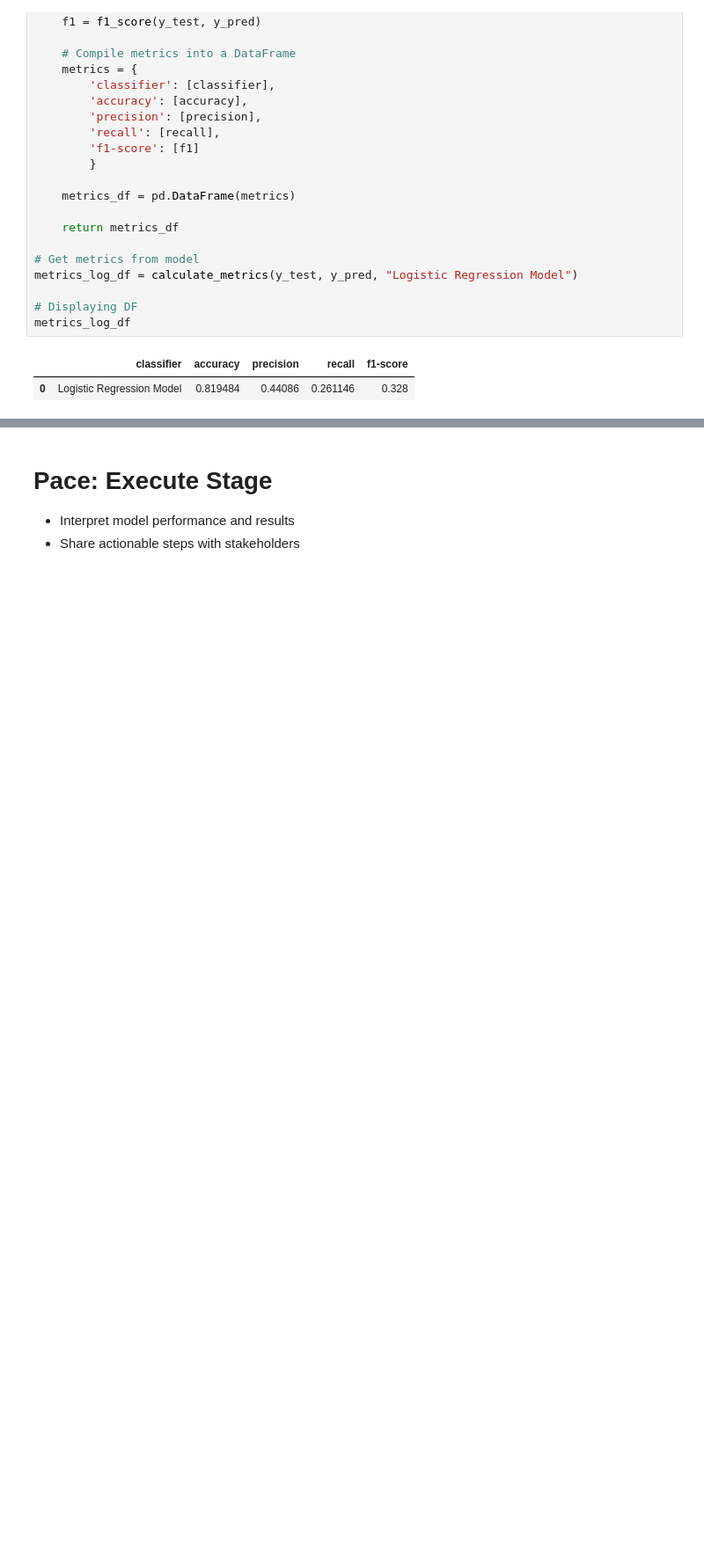
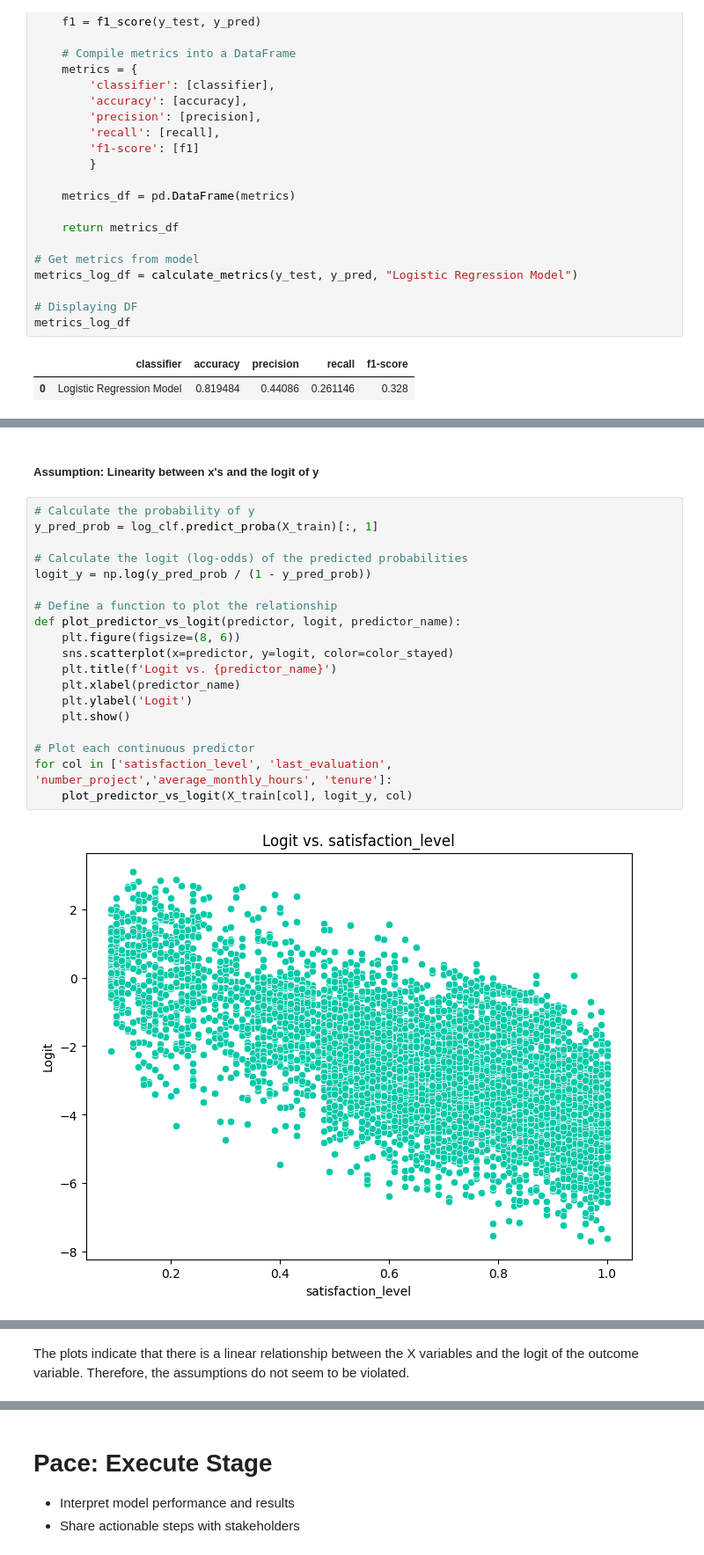
Before and after one commit to frederiklange/capstone_project_google_advanced_data_analytics, a Jupyter notebook: notebooks/capstone_project_notebook.ipynb, the cells around one changed output, grey strips where cells are left out. Shown at 88% size. Cells and saved outputs as stored; diff of their text form; blank space fills up the shorter version.

```diff
--- a/notebooks/capstone_project_notebook.ipynb
+++ b/notebooks/capstone_project_notebook.ipynb
@@ -846,0 +861,23 @@ metrics_log_df
+# %% [markdown]
+##### Assumption: Linearity between x's and the logit of y
+# %%
+# Calculate the probability of y
+y_pred_prob = log_clf.predict_proba(X_train)[:, 1]
+
+# Calculate the logit (log-odds) of the predicted probabilities
+logit_y = np.log(y_pred_prob / (1 - y_pred_prob))
+
+# Define a function to plot the relationship
+def plot_predictor_vs_logit(predictor, logit, predictor_name):
+    plt.figure(figsize=(8, 6))
+    sns.scatterplot(x=predictor, y=logit, color=color_stayed)
+    plt.title(f'Logit vs. {predictor_name}')
+    plt.xlabel(predictor_name)
+    plt.ylabel('Logit')
+    plt.show()
+
+# Plot each continuous predictor
+for col in ['satisfaction_level', 'last_evaluation', 'number_project','average_monthly_hours', 'tenure']:
+    plot_predictor_vs_logit(X_train[col], logit_y, col)
+# %% [output]
+[figure, added]
@@ -846,0 +888,2 @@ metrics_log_df
+# %% [markdown]
+The plots indicate that there is a linear relationship between the X variables and the logit of the outcome variable. Therefore, the assumptions do not seem to be violated.
```
Also changed, not shown: parts of 55 cells of this notebook, 1 other file.
